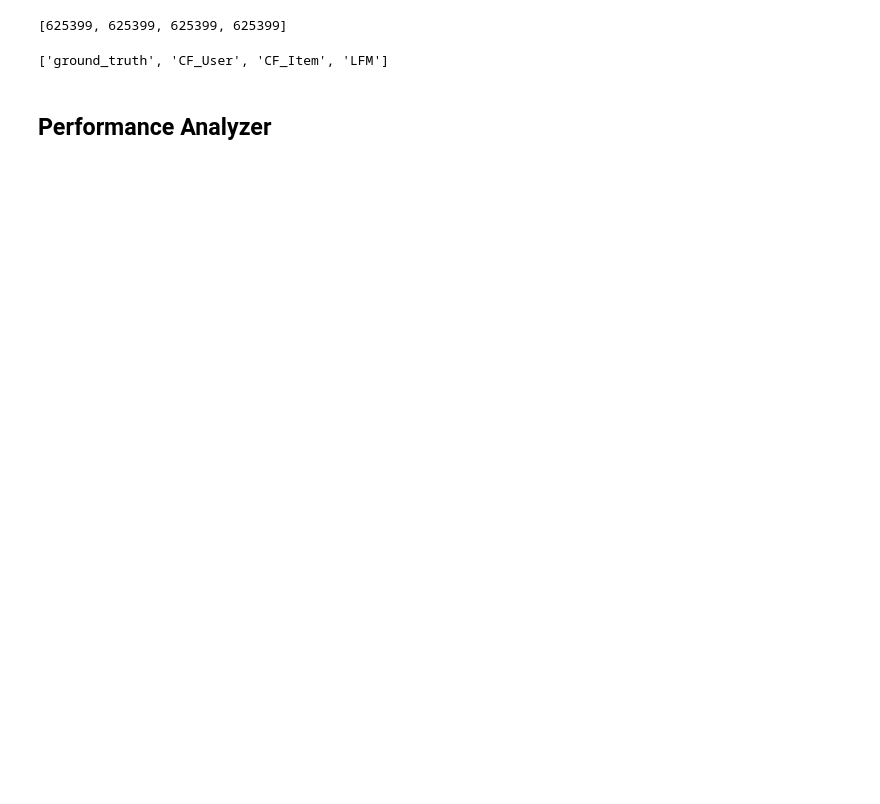
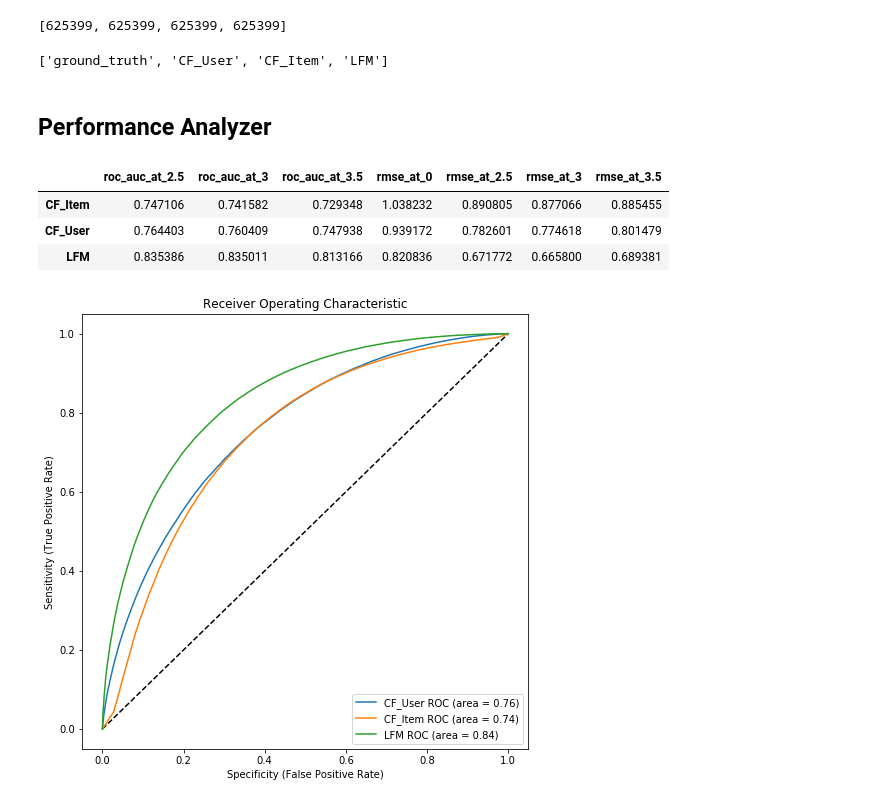
Before and after one commit to bhuvi3/movie_recommendation_system, a Jupyter notebook: code/misc/data_exploration_darshan.ipynb, the cells around one changed output. Cells and saved outputs as stored; diff of their text form; code cells hidden in the pictures; blank space fills up the shorter version.

Commit message:
Updated calculate_score functionality

```diff
--- a/code/misc/data_exploration_darshan.ipynb
+++ b/code/misc/data_exploration_darshan.ipynb
@@ -155,2 +182,16 @@ class PerformanceAnalyzer(object):
     def get_models_list(self):
         return self._model_names
+# %%
+ph = PerformanceAnalyzer(merged_handler, roc_thresholds=[2.5, 3, 3.5],
+                         rmse_thresholds=[0, 2.5, 3, 3.5])
+# %%
+pd.DataFrame.from_dict(ph.get_scores())
+# %% [output]
+|  | roc_auc_at_2.5 | roc_auc_at_3 | roc_auc_at_3.5 | rmse_at_0 | rmse_at_2.5 | rmse_at_3 | rmse_at_3.5 |
+| CF_Item | 0.747106 | 0.741582 | 0.729348 | 1.038232 | 0.890805 | 0.877066 | 0.885455 |
+| CF_User | 0.764403 | 0.760409 | 0.747938 | 0.939172 | 0.782601 | 0.774618 | 0.801479 |
+| LFM | 0.835386 | 0.835011 | 0.813166 | 0.820836 | 0.671772 | 0.665800 | 0.689381 |
+# %%
+ph.plot_roc_at_threshold('')
+# %% [output]
+[figure, added]
```
Also changed, not shown: parts of 3 cells of this notebook, 1 other file.
